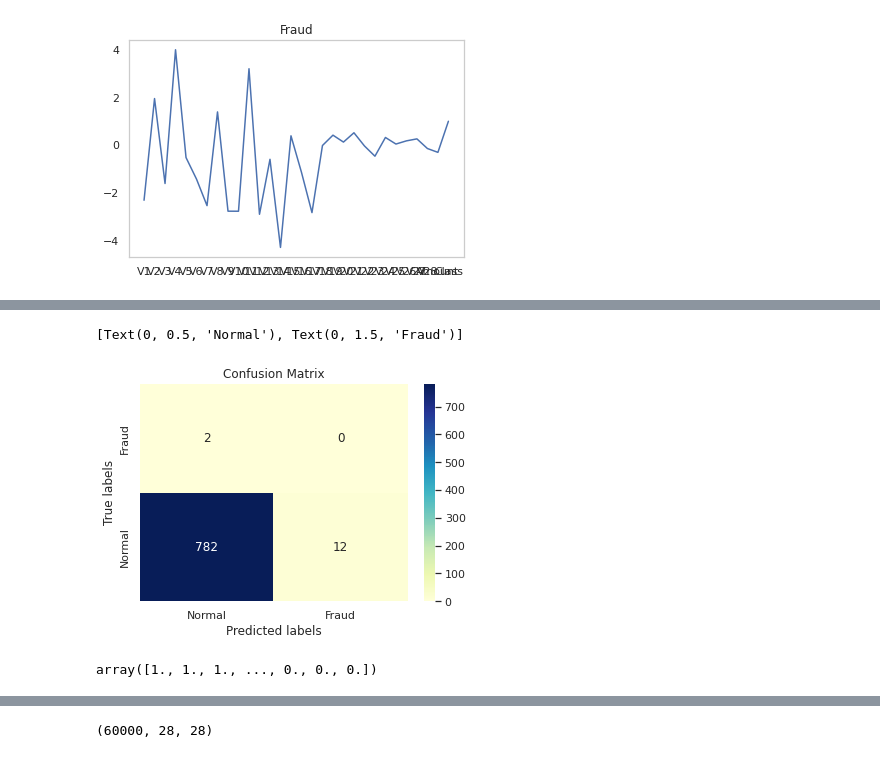
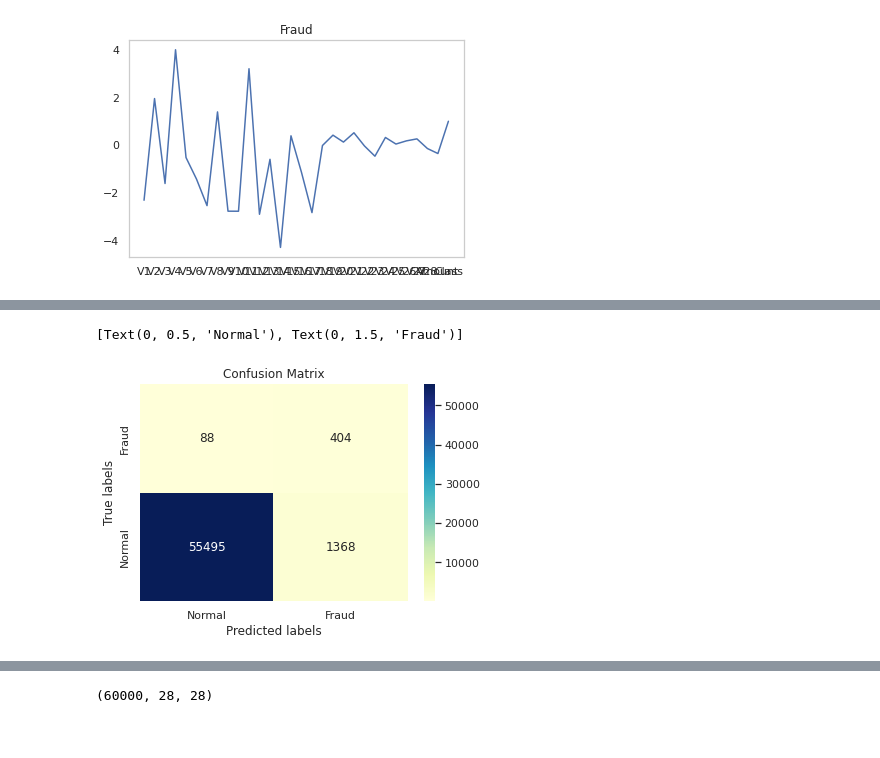
Before and after one commit to silviolima07/autoencoders, a Jupyter notebook: Autoencoder.ipynb, the cells around one changed output, grey strips where cells are left out. Cells and saved outputs as stored; diff of their text form; code cells hidden in the pictures.

```diff
--- a/Autoencoder.ipynb
+++ b/Autoencoder.ipynb
@@ -124,7 +319,7 @@ model.add(Dense(14, activation="relu"))
 model.add(Dense(7, activation="relu"))
 model.add(Dense(14, activation="relu"))
 model.add(Dense(input_dim, activation="sigmoid"))
-model.compile(optimizer='adam', loss='mean_squared_error', metrics=['accuracy'])
+model.compile(optimizer='adam', loss='mae', metrics=['accuracy'])
 
 #Check the architecture of the autoencoder
 model.summary()
@@ -153,11 +353,11 @@ _________________________________________________________________
 checkpointer = ModelCheckpoint(filepath="nae.h5", verbose=0, save_best_only=True)
 
 #Save history to plot learning curves
-history = model.fit(X_train, X_train,
-epochs=100,
+history = model.fit(X_train, X_train, # Dados de operações normal
+epochs=30,
 batch_size=32,
 shuffle=True,
-validation_data=(X_test, X_test),
+validation_data=(X_test, X_test), # Dados de operações com fraude e normal
 verbose=1,
 callbacks=[checkpointer]).history
 
@@ -193,25 +397,25 @@ Epoch 100/100
 # %%
-#Predict on test set
 predictions = model.predict(X_test)
 
-mse = np.mean(np.power(X_test - predictions, 2), axis=1)
-error_df = pd.DataFrame({'mse': mse,
+mae= tf.keras.losses.mae(X_test, predictions)
+
+error_df = pd.DataFrame({'mae': mae,
 'fraud': y_test})
 
 #Set an error threshold above which a transaction is considered fraud
-threshold = 4.5
-error_df['pred_01'] = [1 if e > threshold else 0 for e in error_df['mse'].values]
+threshold = 1.25
+error_df['pred_01'] = [1 if e > threshold else 0 for e in error_df['mae'].values]
 conf_mat = confusion_matrix(error_df['fraud'], error_df['pred_01'])
 
 #Print confusion matrix for the given threshold
 ax= plt.subplot()
 sns.heatmap(conf_mat, annot=True, fmt="g", cmap="YlGnBu")
 
 # labels, title and ticks
 ax.set_xlabel('Predicted labels');ax.set_ylabel('True labels');
 ax.set_title('Confusion Matrix');
 ax.set_ylim([0,2])
 ax.xaxis.set_ticklabels(["Normal", "Fraud"]); ax.yaxis.set_ticklabels(["Normal", "Fraud"])
 # %% [output]
 [Text(0, 0.5, 'Normal'), Text(0, 1.5, 'Fraud')]
-[figure, old version]
+[figure, new version]
@@ -221,4 +421,0 @@ labels = df_ecg.iloc[:,-1].values
-# %%
-labels
-# %% [output]
-array([1., 1., 1., ..., 0., 0., 0.])
```
Also changed, not shown: parts of 80 cells of this notebook.
